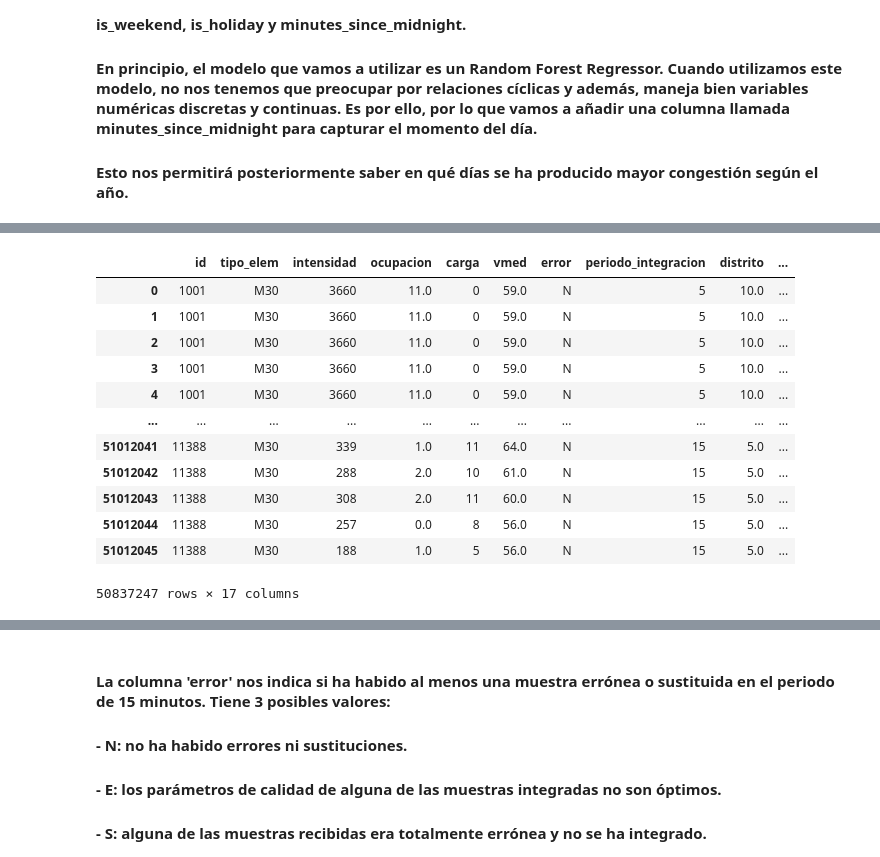
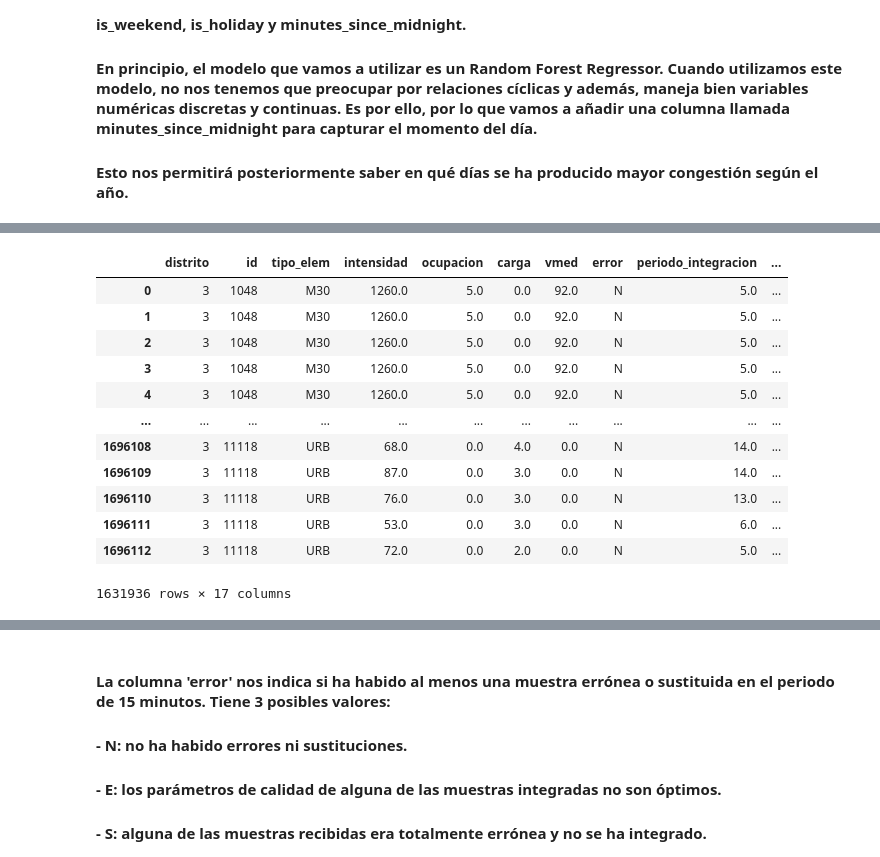
Before and after one commit to JoseACuesta/real_time_traffic_analysis_of_Madrid, a Jupyter notebook: ml/src/ml/cleaning_data.ipynb, the cells around one changed output, grey strips where cells are left out. Saved outputs shown, nothing was run; the diff lists cells and outputs as text; code cells hidden in the pictures.

Commit message:
Extract insights from data

```diff
--- a/ml/src/ml/cleaning_data.ipynb
+++ b/ml/src/ml/cleaning_data.ipynb
@@ -14,7 +16,7 @@ from sklearn.metrics import mean_absolute_error
 # %% [markdown]
 #### Importamos los datos desde el .csv elaborado en el paquete data-preprocessing para estudiar los datos.
 # %%
-path = "../../../data-preprocessing/src/data_preprocessing/data/final_data.csv"
-data = pd.read_csv(filepath_or_buffer=path, index_col=0)
+path = "../../../data-preprocessing/src/data_preprocessing/data/provisional_final_data.parquet"
+data = pd.read_parquet(path=path).dropna().drop_duplicates()
 data
 # %% [output]
@@ -33,0 +36,13 @@ data
+# %%
+data['fecha'] = pd.to_datetime(data['fecha'], format='%Y-%m-%d')
+data['year'] = data['fecha'].dt.year
+# %%
+# Filtrar las filas donde tipo_elem no sea 'C30'
+data = data[data['tipo_elem'] != 'C30']
+
+# Agrupar y contar
+result = (
+    data.groupby(['distrito', 'year', 'tipo_elem'])
+               .size()
+               .reset_index(name='num_muestras')
+)
@@ -97,24 +120,23 @@ Se han eliminado 174799 filas
 #### En principio, el modelo que vamos a utilizar es un Random Forest Regressor. Cuando utilizamos este modelo, no nos tenemos que preocupar por relaciones cíclicas y además, maneja bien variables numéricas discretas y continuas. Es por ello, por lo que vamos a añadir una columna llamada minutes_since_midnight para capturar el momento del día.
 #### Esto nos permitirá posteriormente saber en qué días se ha producido mayor congestión según el año.
 # %%
-data_with_no_null_values['fecha'] = pd.to_datetime(data_with_no_null_values['fecha'])
-data_with_no_null_values['hora'] = pd.to_datetime(data_with_no_null_values['hora'], format='%H:%M:%S')
+data['hora'] = pd.to_datetime(data['hora'], format='%H:%M:%S')
 
-data_with_no_null_values['year'] = data_with_no_null_values['fecha'].dt.year
-data_with_no_null_values['month'] = data_with_no_null_values['fecha'].dt.month
-data_with_no_null_values['day'] = data_with_no_null_values['fecha'].dt.day
-data_with_no_null_values['day_of_the_week'] = data_with_no_null_values['fecha'].dt.weekday
-data_with_no_null_values['is_weekend'] = data_with_no_null_values['day_of_the_week'].isin([5,6]).astype(int)
-data_with_no_null_values['is_holiday'] = np.where(
-    (data_with_no_null_values['day'].isin([6, 8, 25]))|
-    ((data_with_no_null_values['year'] == 2024) & (data_with_no_null_values['day'] == 9)),
+data['year'] = data['fecha'].dt.year
+data['month'] = data['fecha'].dt.month
+data['day'] = data['fecha'].dt.day
+data['day_of_the_week'] = data['fecha'].dt.weekday
+data['is_weekend'] = data['day_of_the_week'].isin([5,6]).astype(int)
+data['is_holiday'] = np.where(
+    (data['day'].isin([6, 8, 25]))|
+    ((data['year'] == 2024) & (data['day'] == 9)),
     1.0,
     0.0
     )
-data_with_no_null_values['minuntes_since_midnight'] = (
-    data_with_no_null_values['hora'].dt.hour * 60 +
-    data_with_no_null_values['hora'].dt.minute).astype(float)
+data['minuntes_since_midnight'] = (
+    data['hora'].dt.hour * 60 +
+    data['hora'].dt.minute).astype(float)
 
-data_with_no_null_values.drop(columns=['fecha', 'hora'], inplace=True)
-data_with_no_null_values
+data.drop(columns=['fecha', 'hora'], inplace=True)
+data
 # %% [output]
@@ -121,15 +160,15 @@ data_with_no_null_values
-|  | id | tipo_elem | intensidad | ocupacion | carga | vmed | error | periodo_integracion | distrito | ... |
-| 0 | 1001 | M30 | 3660 | 11.0 | 0 | 59.0 | N | 5 | 10.0 | ... |
-| 1 | 1001 | M30 | 3660 | 11.0 | 0 | 59.0 | N | 5 | 10.0 | ... |
-| 2 | 1001 | M30 | 3660 | 11.0 | 0 | 59.0 | N | 5 | 10.0 | ... |
-| 3 | 1001 | M30 | 3660 | 11.0 | 0 | 59.0 | N | 5 | 10.0 | ... |
-| 4 | 1001 | M30 | 3660 | 11.0 | 0 | 59.0 | N | 5 | 10.0 | ... |
+|  | distrito | id | tipo_elem | intensidad | ocupacion | carga | vmed | error | periodo_integracion | ... |
+| 0 | 3 | 1048 | M30 | 1260.0 | 5.0 | 0.0 | 92.0 | N | 5.0 | ... |
+| 1 | 3 | 1048 | M30 | 1260.0 | 5.0 | 0.0 | 92.0 | N | 5.0 | ... |
+| 2 | 3 | 1048 | M30 | 1260.0 | 5.0 | 0.0 | 92.0 | N | 5.0 | ... |
+| 3 | 3 | 1048 | M30 | 1260.0 | 5.0 | 0.0 | 92.0 | N | 5.0 | ... |
+| 4 | 3 | 1048 | M30 | 1260.0 | 5.0 | 0.0 | 92.0 | N | 5.0 | ... |
 | ... | ... | ... | ... | ... | ... | ... | ... | ... | ... | ... |
-| 51012041 | 11388 | M30 | 339 | 1.0 | 11 | 64.0 | N | 15 | 5.0 | ... |
-| 51012042 | 11388 | M30 | 288 | 2.0 | 10 | 61.0 | N | 15 | 5.0 | ... |
-| 51012043 | 11388 | M30 | 308 | 2.0 | 11 | 60.0 | N | 15 | 5.0 | ... |
-| 51012044 | 11388 | M30 | 257 | 0.0 | 8 | 56.0 | N | 15 | 5.0 | ... |
-| 51012045 | 11388 | M30 | 188 | 1.0 | 5 | 56.0 | N | 15 | 5.0 | ... |
+| 1696108 | 3 | 11118 | URB | 68.0 | 0.0 | 4.0 | 0.0 | N | 14.0 | ... |
+| 1696109 | 3 | 11118 | URB | 87.0 | 0.0 | 3.0 | 0.0 | N | 14.0 | ... |
+| 1696110 | 3 | 11118 | URB | 76.0 | 0.0 | 3.0 | 0.0 | N | 13.0 | ... |
+| 1696111 | 3 | 11118 | URB | 53.0 | 0.0 | 3.0 | 0.0 | N | 6.0 | ... |
+| 1696112 | 3 | 11118 | URB | 72.0 | 0.0 | 2.0 | 0.0 | N | 5.0 | ... |
-50837247 rows × 17 columns
+1631936 rows × 17 columns
 # %%
 cols_to_convert = ['id', 'intensidad', 'carga', 'periodo_integracion', 'year', 'month', 'day', 'day_of_the_week', 'is_weekend']
```
Also changed, not shown: parts of 37 cells of this notebook.
